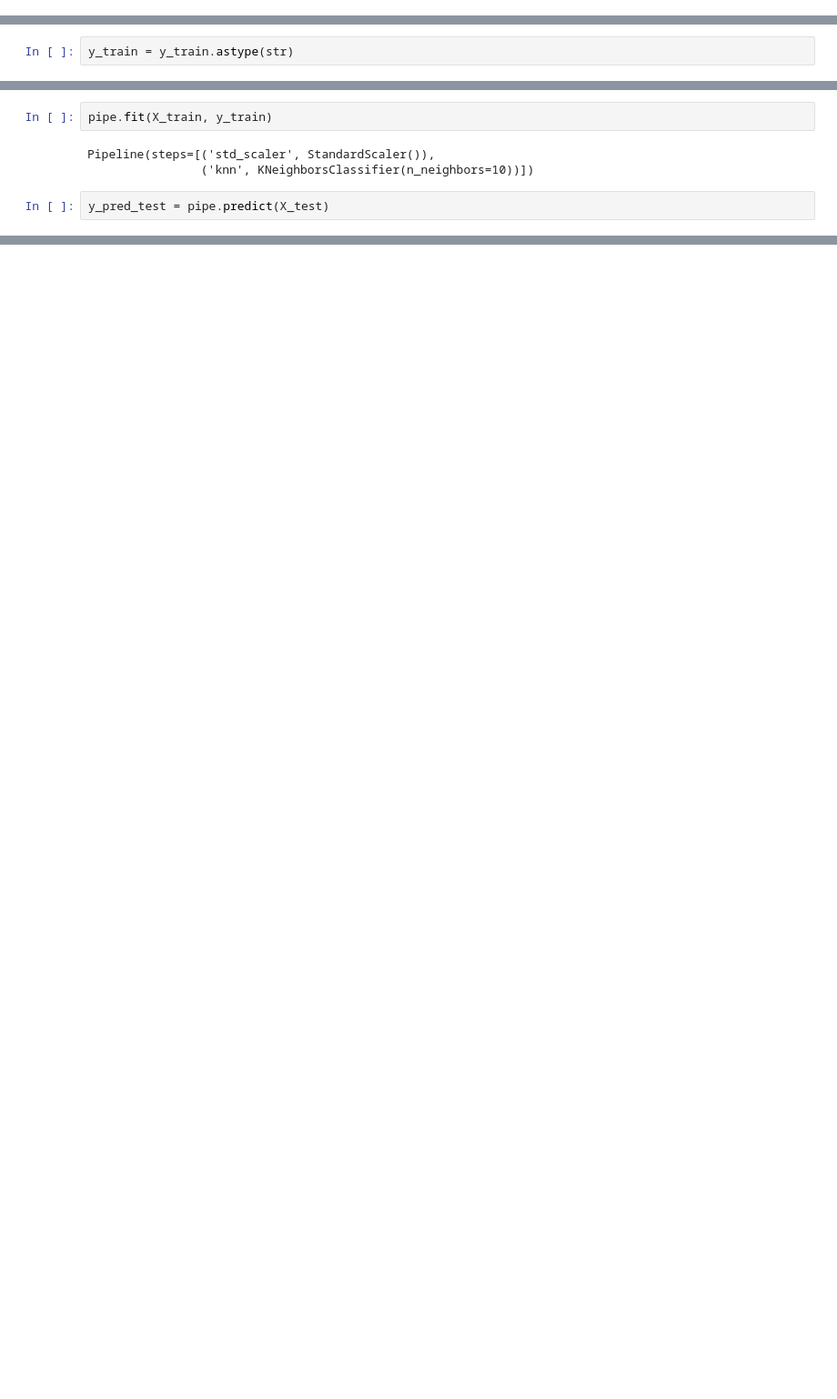
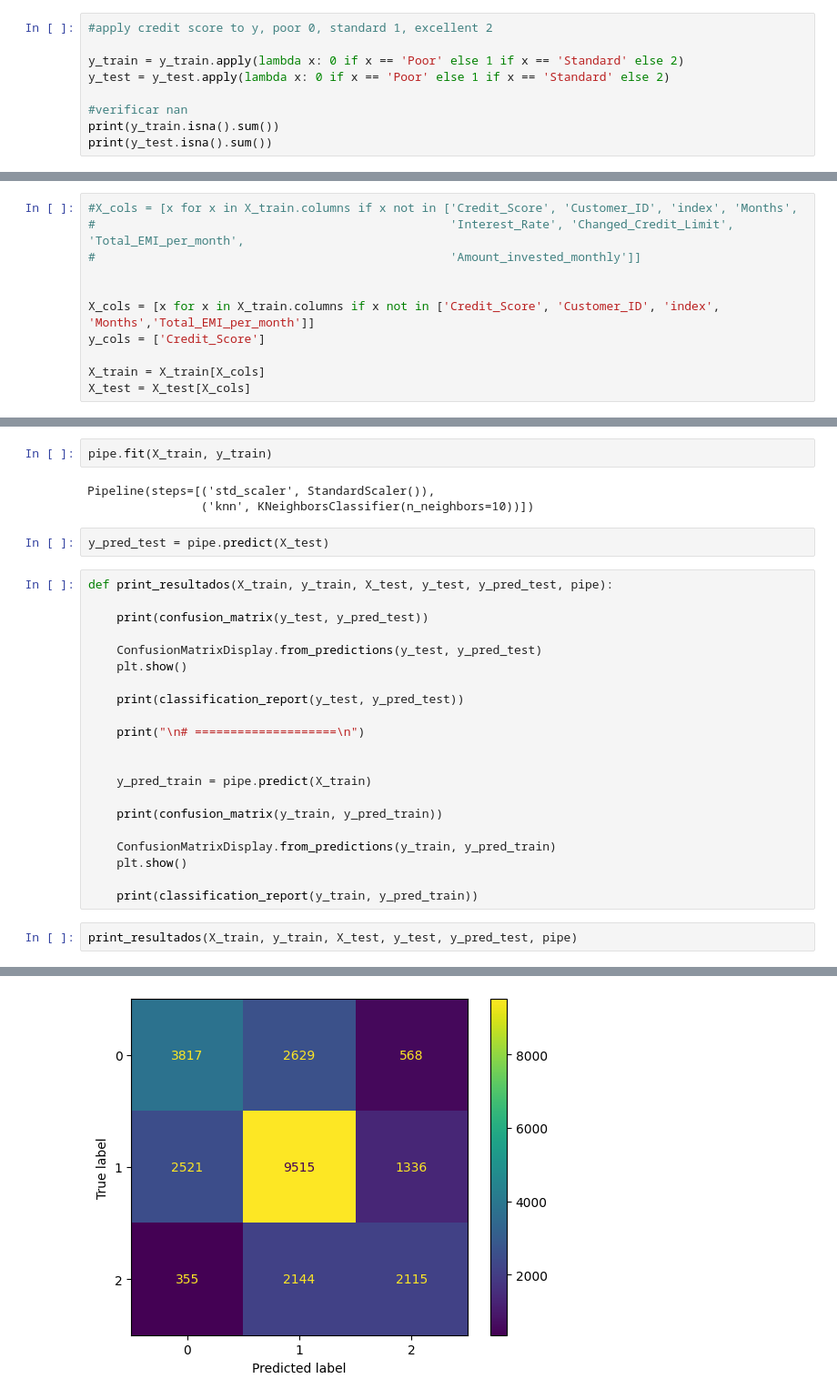
Before and after one commit to jpdefo/Credit-Score-Analysis, a Jupyter notebook: credit_score.ipynb, the cells around one changed output, grey strips where cells are left out. Shown at 91% size. Drawn from its saved outputs; the diff is of its cells as text; blank space fills up the shorter version.

```diff
--- a/credit_score.ipynb
+++ b/credit_score.ipynb
@@ -1845,0 +1833,9 @@ y_cols = ['Credit_Score']
+# %%
+#apply credit score to y, poor 0, standard 1, excellent 2
+
+y_train = y_train.apply(lambda x: 0 if x == 'Poor' else 1 if x == 'Standard' else 2)
+y_test = y_test.apply(lambda x: 0 if x == 'Poor' else 1 if x == 'Standard' else 2)
+
+#verificar nan
+print(y_train.isna().sum())
+print(y_test.isna().sum())
@@ -2017,2 +2001,13 @@ Variável principal: Num_Credit_Inquiries
+# %%
+#X_cols = [x for x in X_train.columns if x not in ['Credit_Score', 'Customer_ID', 'index', 'Months',
+#                                                  'Interest_Rate', 'Changed_Credit_Limit', 'Total_EMI_per_month',
+#                                                  'Amount_invested_monthly']]
+
+
+X_cols = [x for x in X_train.columns if x not in ['Credit_Score', 'Customer_ID', 'index', 'Months','Total_EMI_per_month']]
+y_cols = ['Credit_Score']
+
+X_train = X_train[X_cols]
+X_test = X_test[X_cols]
 # %% [markdown]
 # Modelos
@@ -2076,5 +2051,3 @@ print(X_test.shape)
 # %%
 X_train.columns = X_train.columns.astype(str)
 X_test.columns = X_test.columns.astype(str)
-# %%
-y_train = y_train.astype(str)
@@ -2089,3 +2058,27 @@ Pipeline(steps=[('std_scaler', StandardScaler()),
                 ('knn', KNeighborsClassifier(n_neighbors=10))])
 # %%
 y_pred_test = pipe.predict(X_test)
+# %%
+def print_resultados(X_train, y_train, X_test, y_test, y_pred_test, pipe):
+
+    print(confusion_matrix(y_test, y_pred_test))
+
+    ConfusionMatrixDisplay.from_predictions(y_test, y_pred_test)
+    plt.show()
+
+    print(classification_report(y_test, y_pred_test))
+
+    print("\n# ====================\n")
+
+
+    y_pred_train = pipe.predict(X_train)
+
+    print(confusion_matrix(y_train, y_pred_train))
+
+    ConfusionMatrixDisplay.from_predictions(y_train, y_pred_train)
+    plt.show()
+
+    print(classification_report(y_train, y_pred_train))
+# %%
+print_resultados(X_train, y_train, X_test, y_test, y_pred_test, pipe)
+# %% [output]
@@ -2091,0 +2088 @@ y_pred_test = pipe.predict(X_test)
+[figure, added]
```
Also changed, not shown: parts of 33 cells of this notebook.
